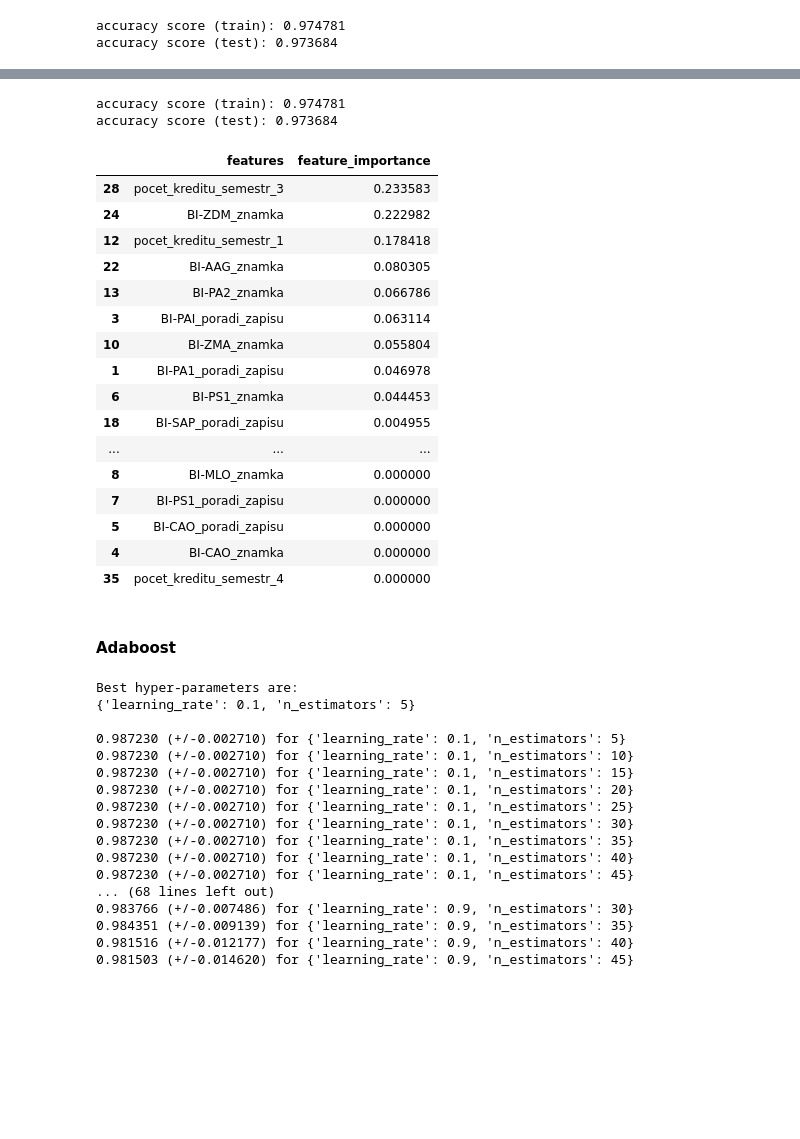
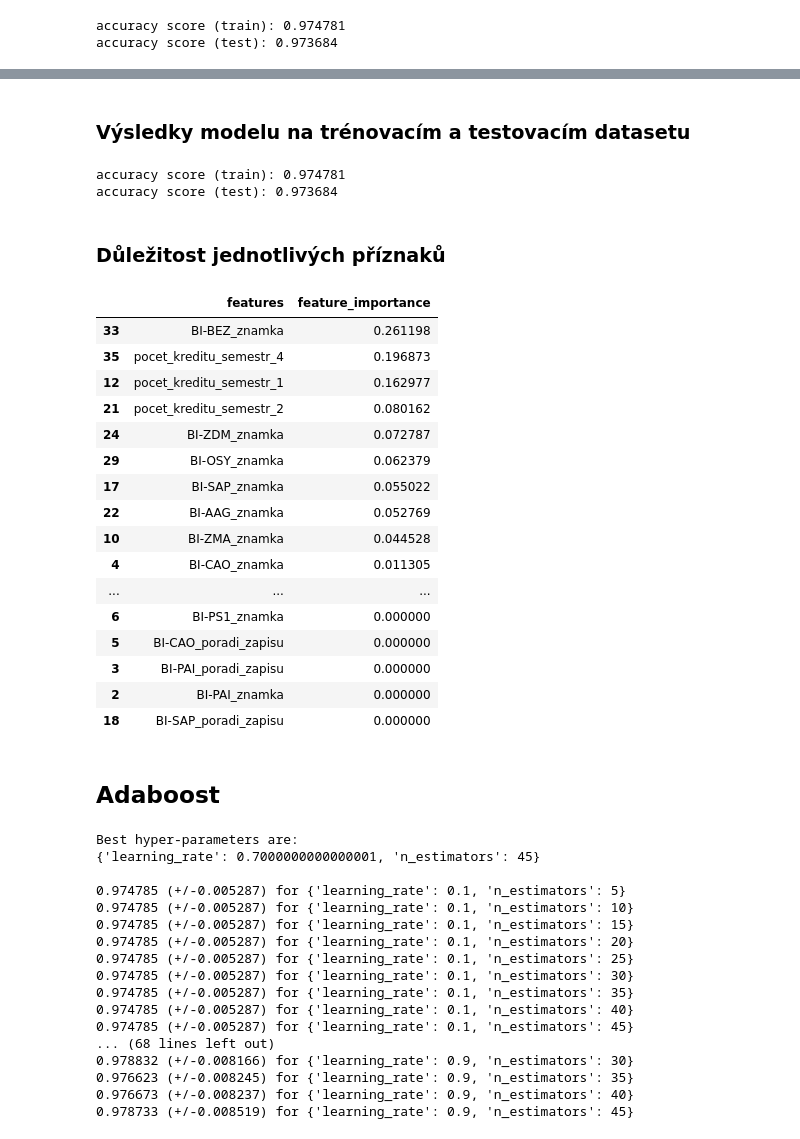
Before and after one commit to akapitanova/predikce_vykonu_studentu, a Jupyter notebook: Predikce_uspechu_semestr_5.ipynb, the cells around one changed output, grey strips where cells are left out. Saved outputs shown, nothing was run; the diff lists cells and outputs as text; code cells hidden in the pictures; blank space fills up the shorter version.

```diff
--- a/Predikce_uspechu_semestr_5.ipynb
+++ b/Predikce_uspechu_semestr_5.ipynb
@@ -192,6 +201,6 @@ testovací data
 # %%
 def get_best_parameters(param_grid, classifier, xgb=None):
-    score = 'f1'
+    score = 'precision'
     if xgb:
         model = GridSearchCV(classifier(eval_metric='mlogloss', use_label_encoder=False, tree_method="gpu_hist", enable_categorical=True), param_grid, cv=5, scoring=score)
     else:
@@ -280,7 +312,7 @@ param_grid_rf = {
     'min_samples_leaf':[10]
 }
 # %%
-rf_f1 = get_best_parameters(param_grid_rf, RandomForestClassifier)
+rf = get_best_parameters(param_grid_rf, RandomForestClassifier)
 # %% [output]
 Best hyper-parameters are:
 {'criterion': 'gini', 'max_depth': 2, 'max_features': 'sqrt', 'min_samples_leaf': 10, 'n_estimators': 5}
@@ -302 +351,3 @@ Best hyper-parameters are:
+# %% [markdown]
+### Výsledky modelu na trénovacím a testovacím datasetu
 # %%
@@ -305,51 +356,53 @@ print('accuracy score (test): {0:.6f}'.format(metrics.accuracy_score(ytest, rf_f
 # %% [output]
 accuracy score (train): 0.974781
 accuracy score (test): 0.973684
+# %% [markdown]
+### Důležitost jednotlivých příznaků
 # %%
-feature_importances=pd.DataFrame({'features':Xtrain.columns,'feature_importance':rf_f1.best_estimator_.feature_importances_})
+feature_importances=pd.DataFrame({'features':Xtrain.columns,'feature_importance':rf.best_estimator_.feature_importances_})
 feature_importances.sort_values('feature_importance',ascending=False)
 # %% [output]
 |  | features | feature_importance |
-| 28 | pocet_kreditu_semestr_3 | 0.233583 |
-| 24 | BI-ZDM_znamka | 0.222982 |
-| 12 | pocet_kreditu_semestr_1 | 0.178418 |
-| 22 | BI-AAG_znamka | 0.080305 |
-| 13 | BI-PA2_znamka | 0.066786 |
-| 3 | BI-PAI_poradi_zapisu | 0.063114 |
-| 10 | BI-ZMA_znamka | 0.055804 |
-| 1 | BI-PA1_poradi_zapisu | 0.046978 |
-| 6 | BI-PS1_znamka | 0.044453 |
-| 18 | BI-SAP_poradi_zapisu | 0.004955 |
+| 33 | BI-BEZ_znamka | 0.261198 |
+| 35 | pocet_kreditu_semestr_4 | 0.196873 |
+| 12 | pocet_kreditu_semestr_1 | 0.162977 |
+| 21 | pocet_kreditu_semestr_2 | 0.080162 |
+| 24 | BI-ZDM_znamka | 0.072787 |
+| 29 | BI-OSY_znamka | 0.062379 |
+| 17 | BI-SAP_znamka | 0.055022 |
+| 22 | BI-AAG_znamka | 0.052769 |
+| 10 | BI-ZMA_znamka | 0.044528 |
+| 4 | BI-CAO_znamka | 0.011305 |
 | ... | ... | ... |
-| 8 | BI-MLO_znamka | 0.000000 |
-| 7 | BI-PS1_poradi_zapisu | 0.000000 |
+| 6 | BI-PS1_znamka | 0.000000 |
 | 5 | BI-CAO_poradi_zapisu | 0.000000 |
-| 4 | BI-CAO_znamka | 0.000000 |
-| 35 | pocet_kreditu_semestr_4 | 0.000000 |
+| 3 | BI-PAI_poradi_zapisu | 0.000000 |
+| 2 | BI-PAI_znamka | 0.000000 |
+| 18 | BI-SAP_poradi_zapisu | 0.000000 |
 # %% [markdown]
-#### Adaboost
+## Adaboost
 # %%
 param_grid_ab = {
     'n_estimators': range(5, 50, 5),
     'learning_rate': np.arange(0.1, 1., 0.1)
 }
 # %%
-ab_f1 = get_best_parameters(param_grid_ab, AdaBoostClassifier)
+ab = get_best_parameters(param_grid_ab, AdaBoostClassifier)
 # %% [output]
 Best hyper-parameters are:
-{'learning_rate': 0.1, 'n_estimators': 5}
+{'learning_rate': 0.7000000000000001, 'n_estimators': 45}
 
-0.987230 (+/-0.002710) for {'learning_rate': 0.1, 'n_estimators': 5}
-0.987230 (+/-0.002710) for {'learning_rate': 0.1, 'n_estimators': 10}
-0.987230 (+/-0.002710) for {'learning_rate': 0.1, 'n_estimators': 15}
-0.987230 (+/-0.002710) for {'learning_rate': 0.1, 'n_estimators': 20}
-0.987230 (+/-0.002710) for {'learning_rate': 0.1, 'n_estimators': 25}
-0.987230 (+/-0.002710) for {'learning_rate': 0.1, 'n_estimators': 30}
-0.987230 (+/-0.002710) for {'learning_rate': 0.1, 'n_estimators': 35}
-0.987230 (+/-0.002710) for {'learning_rate': 0.1, 'n_estimators': 40}
-0.987230 (+/-0.002710) for {'learning_rate': 0.1, 'n_estimators': 45}
+0.974785 (+/-0.005287) for {'learning_rate': 0.1, 'n_estimators': 5}
+0.974785 (+/-0.005287) for {'learning_rate': 0.1, 'n_estimators': 10}
+0.974785 (+/-0.005287) for {'learning_rate': 0.1, 'n_estimators': 15}
+0.974785 (+/-0.005287) for {'learning_rate': 0.1, 'n_estimators': 20}
+0.974785 (+/-0.005287) for {'learning_rate': 0.1, 'n_estimators': 25}
+0.974785 (+/-0.005287) for {'learning_rate': 0.1, 'n_estimators': 30}
+0.974785 (+/-0.005287) for {'learning_rate': 0.1, 'n_estimators': 35}
+0.974785 (+/-0.005287) for {'learning_rate': 0.1, 'n_estimators': 40}
+0.974785 (+/-0.005287) for {'learning_rate': 0.1, 'n_estimators': 45}
 ... (68 lines left out)
-0.983766 (+/-0.007486) for {'learning_rate': 0.9, 'n_estimators': 30}
-0.984351 (+/-0.009139) for {'learning_rate': 0.9, 'n_estimators': 35}
-0.981516 (+/-0.012177) for {'learning_rate': 0.9, 'n_estimators': 40}
-0.981503 (+/-0.014620) for {'learning_rate': 0.9, 'n_estimators': 45}
+0.978832 (+/-0.008166) for {'learning_rate': 0.9, 'n_estimators': 30}
+0.976623 (+/-0.008245) for {'learning_rate': 0.9, 'n_estimators': 35}
+0.976673 (+/-0.008237) for {'learning_rate': 0.9, 'n_estimators': 40}
+0.978733 (+/-0.008519) for {'learning_rate': 0.9, 'n_estimators': 45}
```
Also changed, not shown: parts of 66 cells of this notebook, 34 other files.
